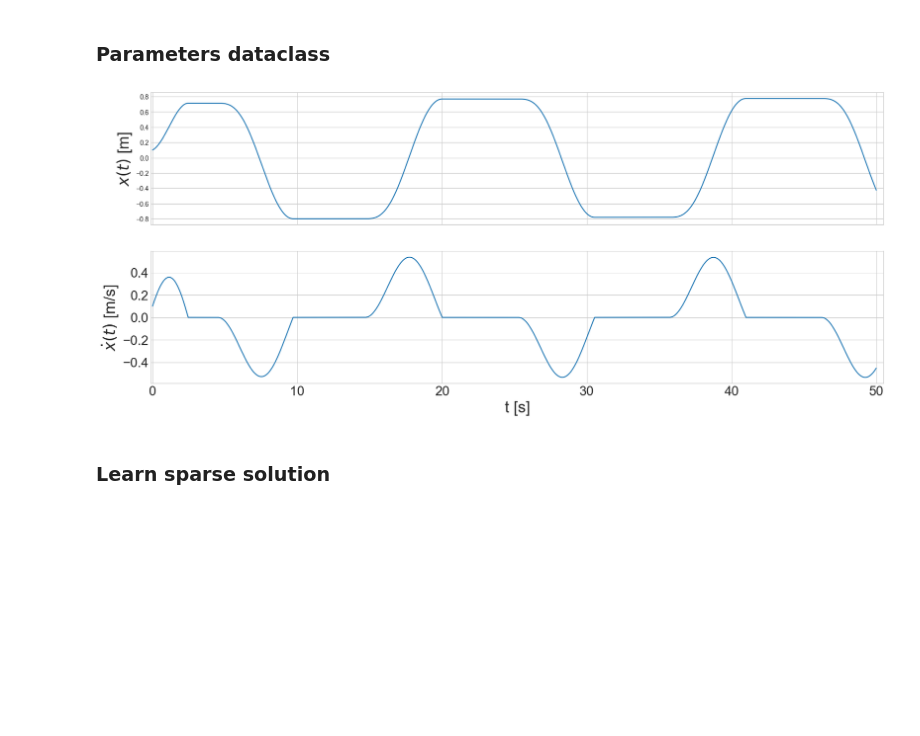
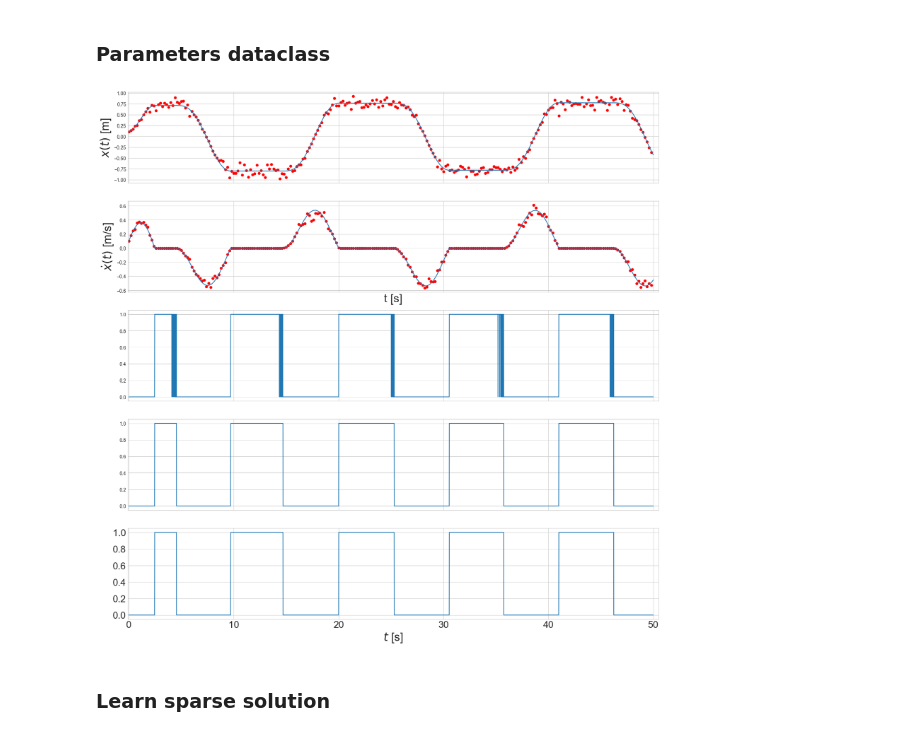
Before and after one commit to xristosl0610/PhI-SINDy, a Jupyter notebook: current/main.ipynb, the cells around one changed output. Saved outputs shown, nothing was run; the diff lists cells and outputs as text; code cells hidden in the pictures; blank space fills up the shorter version.

Commit message:
Experimental case | Modifications

```diff
--- a/current/main.ipynb
+++ b/current/main.ipynb
@@ -673,9 +677,9 @@ np.random.seed(seed=randSeed)
 @dataclass
 class parameters:
     # Learning hyperparameters
-    num_epochs = 3000 # 5000
+    num_epochs = 2000
     num_iter = 3
-    lr = 1e-1 # 1.
+    lr = 1e-1
     weightdecay = 0.0
     tol_coeffs: float = 1e-1
     scaling: bool = True
@@ -684,14 +688,14 @@ class parameters:
 
     # analysis specifications
     id: str = "1"
-    data_source: int = 0 # 0: artificially generated, 1: experimental setup
     analysis_index = 1 # 0: "free", 1: "forced with known terms", 2: "forced global response"
     save_analysis = False
 
 
     # Assumed features
-    poly_order: int = 1
+    poly_order: int = 2
     # cos_phases: np.ndarray = np.arange(0.1, 0.51, 0.1)
+    # sin_phases: np.ndarray = np.arange(0.1, 0.51, 0.1)
     # cos_phases: np.ndarray = np.arange(0.3, 0.35, 0.2)
     cos_phases: np.ndarray = ()
     sin_phases: np.ndarray = ()
@@ -770,21 +747,29 @@ elif Params.data_source == 1:
 # %%
-_, (ax1, ax2) = plt.subplots(nrows=2, figsize=(20,8), sharex=True)
-# ax1.plot(ts, x[:, 0])
-# ax2.plot(ts, x[:, 1])
-ax1.plot(ts, x_denoised[:, 0])
-ax2.plot(ts, x_denoised[:, 1])
-# ax3.plot(ts, np.sign(x[:, 1]))
+_, (ax1, ax2, ax3, ax4, ax5) = plt.subplots(nrows=5, figsize=(20,20), sharex=True)
+ax1.plot(ts[::20], x[::20, 0],"ro", markersize=5, label='measurements')
+ax2.plot(ts[::20], x[::20, 1],"ro", markersize=5, label='measurements')
+ax1.plot(ts, x_denoised[:, 0], label='denoised')
+ax2.plot(ts, x_denoised[:, 1], label='denoised')
+
+
+condition = np.where((np.abs(x[:, 1]) <= 1e-4) & (np.abs(Params.F0 / Params.mass * np.cos(Params.forcing_freq * ts) -Params.omega ** 2 * x[:, 0]) <= Params.friction_force_ratio), 1., 0.)
+condition_2 = np.where((np.abs(x[:, 1]) <= 1e-4) & (np.abs(Params.F0 / Params.mass * np.cos(Params.forcing_freq * ts)) - np.abs(Params.omega ** 2 * x[:, 0]) <= Params.friction_force_ratio), 1., 0.)
+condition_3 = np.where((np.abs(x_denoised[:, 1]) <= 1e-4), 1., 0.)
+ax3.plot(ts, condition)
+ax4.plot(ts, condition_2)
+ax5.plot(ts, condition_3)
 plt.xlabel(r"$t$ [s]", fontsize=24)
 ax1.set_ylabel(r"$x(t)$ [m]", fontsize=24)
 ax2.set_xlabel("t [s]", fontsize=24)
 ax2.set_ylabel(r"$\dot{x}(t)$ [m/s]", fontsize=24)
 plt.xticks(fontsize=20)
 plt.yticks(fontsize=20)
+# plt.legend(fontsize=20)
 ax1.set_xlim((-0.1, 1.01 * ts[-1]))
 ax2.set_xlim((-0.1, 1.01 * ts[-1]))
 plt.show()
 # %% [output]
-[figure, old version]
+[figure, new version]
 # %% [markdown]
 ### Learn sparse solution
 # %%
```
Also changed, not shown: parts of 7 cells of this notebook, 4 other files.
